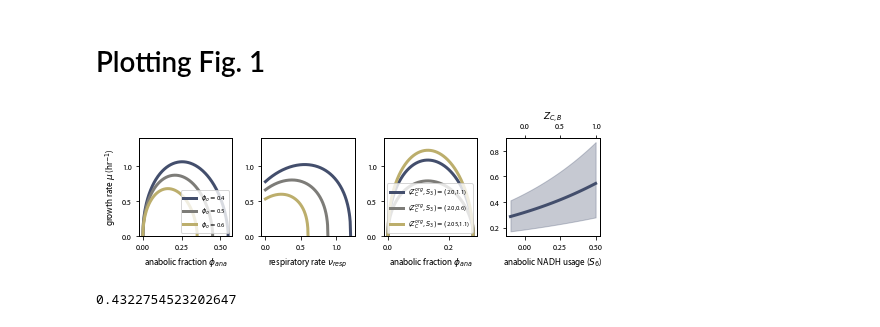
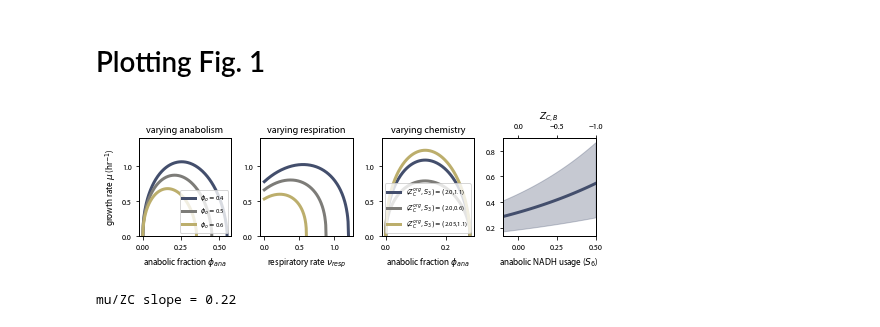
Before and after one commit to flamholz/redox-proteome, a Jupyter notebook: akshit_notebooks/006_fig1_plots.ipynb, the cells around one changed output. Drawn from its saved outputs; the diff is of its cells as text; code cells hidden in the pictures.

```diff
--- a/akshit_notebooks/006_fig1_plots.ipynb
+++ b/akshit_notebooks/006_fig1_plots.ipynb
@@ -499,41 +516,53 @@ plt.xlabel('anabolic NADH usage (' + r'$S_6$' + ')')
 
 #cs = ['dodgerblue', 'indianred', 'mediumseagreen']
 all_mus = df_1e['mus']
 all_zcs = df_1e['zcs']
 
 for indx in range(3):
-    zcs = all_zcs[indx]
+    S6s = all_zcs[indx]
     mus = all_mus[indx]
     if indx == 1 or indx == 2:
-        plt.plot(zcs, mus, lw=0, c=cs[indx])
+        plt.plot(S6s, mus, lw=0, c=cs[indx])
     else:
-        plt.plot(zcs, mus, lw=3, c=cs[indx])
+        plt.plot(S6s, mus, lw=3, c=cs[indx])
 
 # Filling the gap between the second and third curves
 if len(all_mus) >= 3:
     plt.fill_between(all_zcs[1], all_mus[1], all_mus[2], alpha=0.3, color=cs[0])
+# need to define the x-axis limits that map directly to the ZC values.
+plt.xlim(np.min(S6s), np.max(S6s))
+plt.xticks(np.arange(0, 0.51, 0.25))
 
 # Add parallel x-axis
 # ticks, labels = axs[3].get_xticks()
 ax2 = plt.twiny()
-ax2.plot(np.array(zcs) * 2, mus, lw=0, c=cs[indx])
+# In this plot we assume the C-source is glucose which has ZC=0.
+# Hence ZC = -2*S6, where S6 is anabolic stoichiomtery of NADH when using
+# glucose as the effective substrat.
+zcs = -np.array(S6s) * 2
+ax2.plot(zcs, mus, lw=0, c=cs[indx])
+# Need to invert the x-axis so that the direction matches the main x-axis.
+ax2.set_xlim(zcs.max(), zcs.min())
 plt.xlabel(r'$Z_{C,B}$')
 
 # Ticks for panels B-D
 gr_yticks = np.arange(0, 1.1, 0.5)
 titles = 'varying anabolism,varying respiration,varying chemistry'.split(',')
-for ax in zip(axs[:-1], titles):
+for ax, t in zip(axs[:-1], titles):
     plt.sca(ax)
     plt.yticks(gr_yticks)
     plt.ylim(0.0, 1.4)
-    plt.title(title)
+    plt.title(t)
 
 plt.tight_layout()
 plt.savefig('../output/Fig1.png', facecolor='w', dpi=300)
 plt.show()
 # %% [output]
-[figure, old version]
+[figure, new version]
 # %%
-(all_mus[0][-1] - all_mus[0][0])/(all_zcs[0][-1] - all_zcs[0][0])
+# Calculate a confidence interval for the slope of the mu/ZC curve.
+slope_u_s6 = (all_mus[0][-1] - all_mus[0][0])/(all_zcs[0][-1] - all_zcs[0][0])
+slope_u_ZC = slope_u_s6 / 2
+print('mu/ZC slope = {0:.2f}'.format(slope_u_ZC))
 # %% [output]
-0.4322754523202647
+mu/ZC slope = 0.22
```
Also changed, not shown: parts of 2 cells of this notebook.
